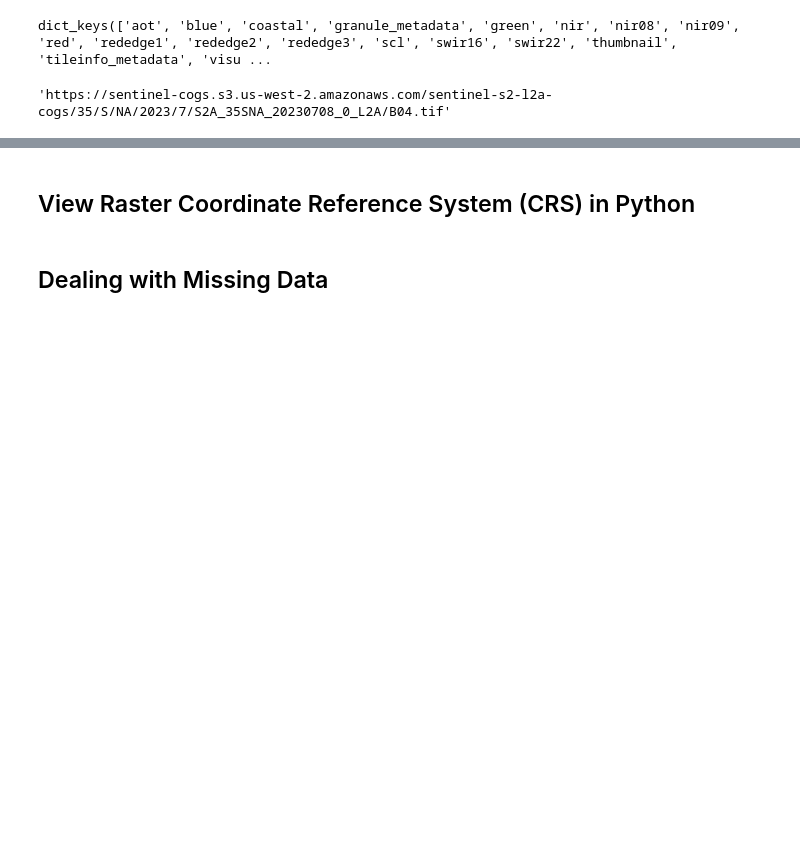
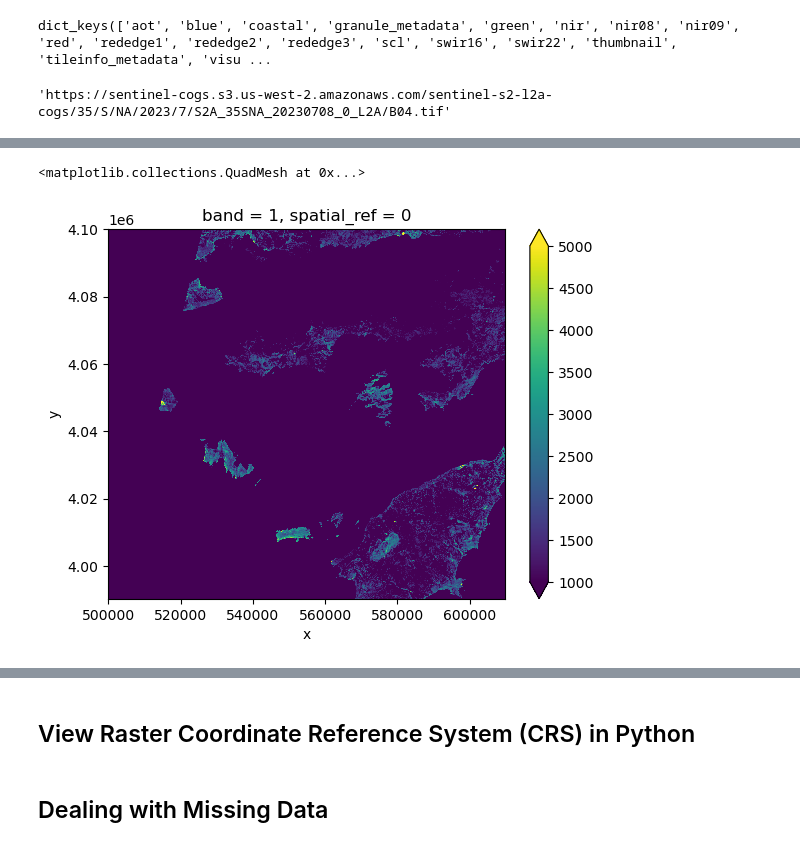
Before and after one commit to carpentries-incubator/geospatial-python, a Jupyter notebook: notebooks/06-raster-intro.ipynb, the cells around one changed output, grey strips where cells are left out. Drawn from its saved outputs; the diff is of its cells as text; code cells hidden in the pictures; blank space fills up the shorter version.

```diff
--- a/notebooks/06-raster-intro.ipynb
+++ b/notebooks/06-raster-intro.ipynb
@@ -60,3 +123,8 @@ red
+# %%
+visual.plot(vmin=1000, vmax=5000)
+# %% [output]
+<matplotlib.collections.QuadMesh at 0x...>
+[figure, added]
 # %%
 red_lowres = rioxarray.open_rasterio('red.tif', overview_level=2)
 # %%
```
Also changed, not shown: parts of 14 cells of this notebook, 1 other file.
